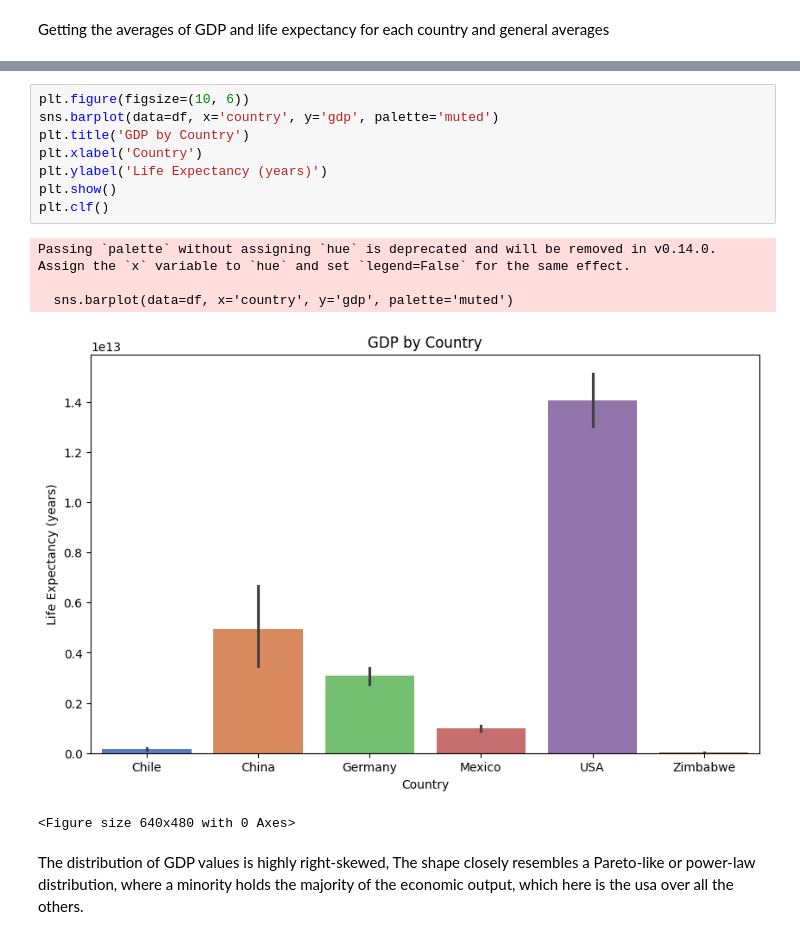
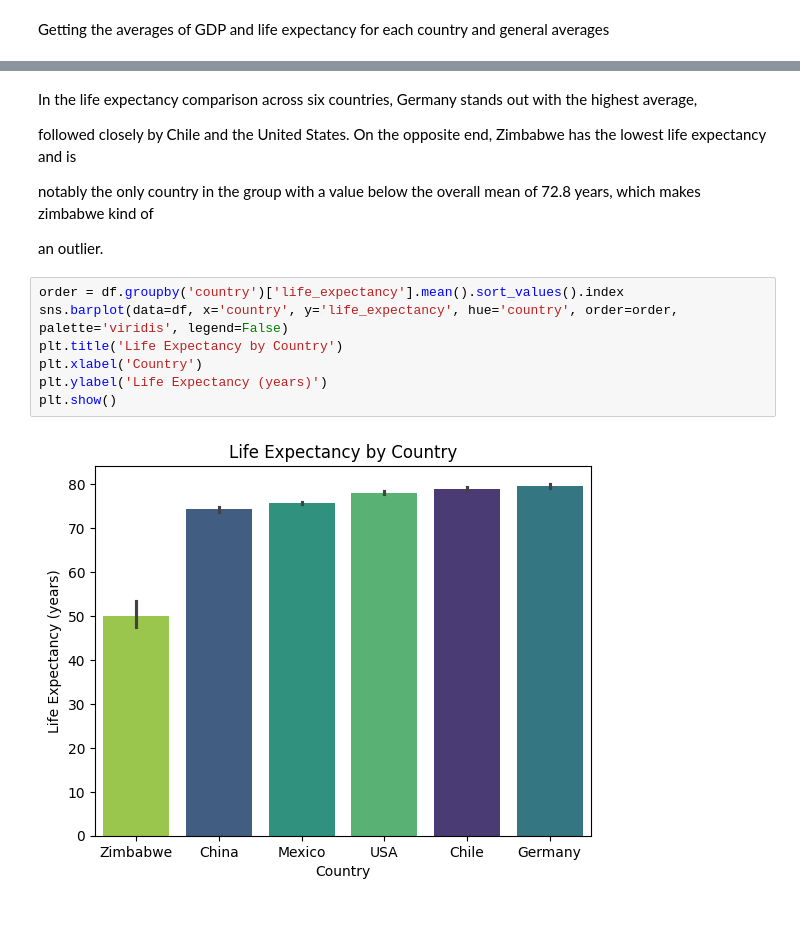
Before and after one commit to yoav-es/life_expectancy_gdp, a Jupyter notebook: life_expectancy_gdp.ipynb, the cells around one changed output, grey strips where cells are left out. Drawn from its saved outputs; the diff is of its cells as text.

```diff
--- a/life_expectancy_gdp.ipynb
+++ b/life_expectancy_gdp.ipynb
@@ -79,16 +128,17 @@ The first graph illustrates life expectancy across countries. Notably, the USA s
+# %% [markdown]
+In the life expectancy comparison across six countries, Germany stands out with the highest average,
+
+followed closely by Chile and the United States. On the opposite end, Zimbabwe has the lowest life expectancy and is
+
+notably the only country in the group with a value below the overall mean of 72.8 years, which makes zimbabwe kind of
+
+an outlier.
 # %%
-plt.figure(figsize=(10, 6))
-sns.barplot(data=df, x='country', y='gdp', palette='muted')
-plt.title('GDP by Country')
+order = df.groupby('country')['life_expectancy'].mean().sort_values().index
+sns.barplot(data=df, x='country', y='life_expectancy', hue='country', order=order, palette='viridis', legend=False)
+plt.title('Life Expectancy by Country')
 plt.xlabel('Country')
 plt.ylabel('Life Expectancy (years)')
 plt.show()
-plt.clf()
 # %% [output]
-Passing `palette` without assigning `hue` is deprecated and will be removed in v0.14.0. Assign the `x` variable to `hue` and set `legend=False` for the same effect.
-
-  sns.barplot(data=df, x='country', y='gdp', palette='muted')
-[figure, old version]
+[figure, new version]
-<Figure size 640x480 with 0 Axes>
-# %% [markdown]
-The distribution of GDP values is highly right-skewed, The shape closely resembles a Pareto-like or power-law distribution, where a minority holds the majority of the economic output, which here is the usa over all the others.
```
Also changed, not shown: parts of 23 cells of this notebook, 2 other files.
